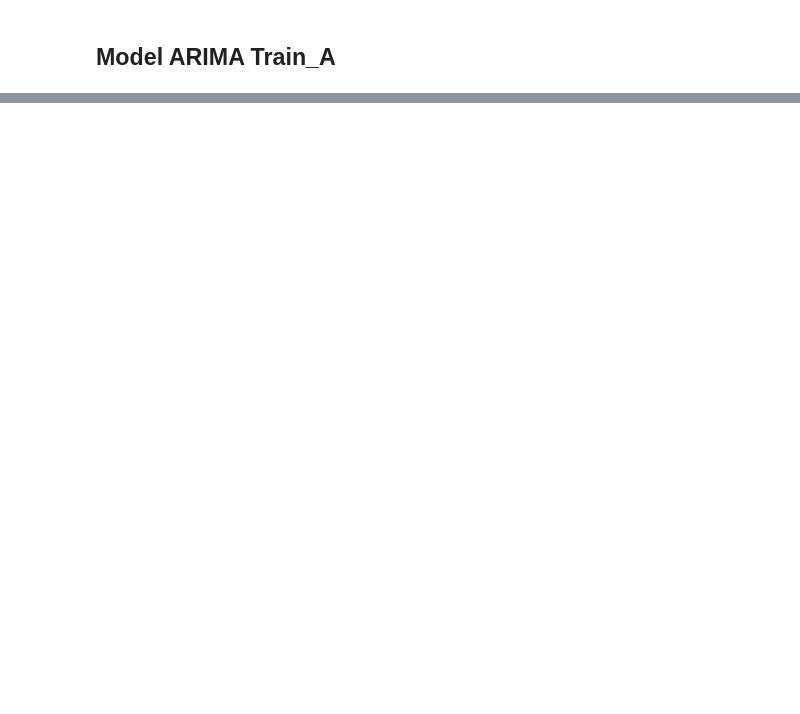
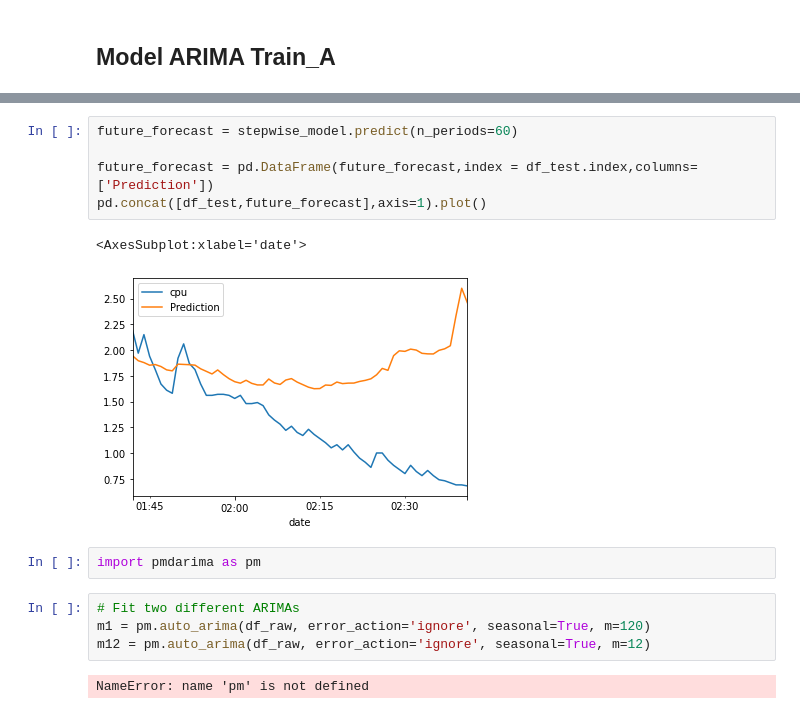
Before and after one commit to sgso-free/usecpu-time-series-project, a Jupyter notebook: src/explore.ipynb, the cells around one changed output, grey strips where cells are left out. Cells and saved outputs as stored; diff of their text form; blank space fills up the shorter version.

```diff
--- a/src/explore.ipynb
+++ b/src/explore.ipynb
@@ -166,0 +240,16 @@ Total fit time: 291.715 seconds
+# %%
+future_forecast = stepwise_model.predict(n_periods=60)
+
+future_forecast = pd.DataFrame(future_forecast,index = df_test.index,columns=['Prediction'])
+pd.concat([df_test,future_forecast],axis=1).plot()
+# %% [output]
+<AxesSubplot:xlabel='date'>
+[figure, added]
+# %%
+import pmdarima as pm
+# %%
+# Fit two different ARIMAs
+m1 = pm.auto_arima(df_raw, error_action='ignore', seasonal=True, m=120)
+m12 = pm.auto_arima(df_raw, error_action='ignore', seasonal=True, m=12)
+# %% [output]
+NameError: name 'pm' is not defined
```
Also changed, not shown: parts of 12 cells of this notebook, 1 other file.
